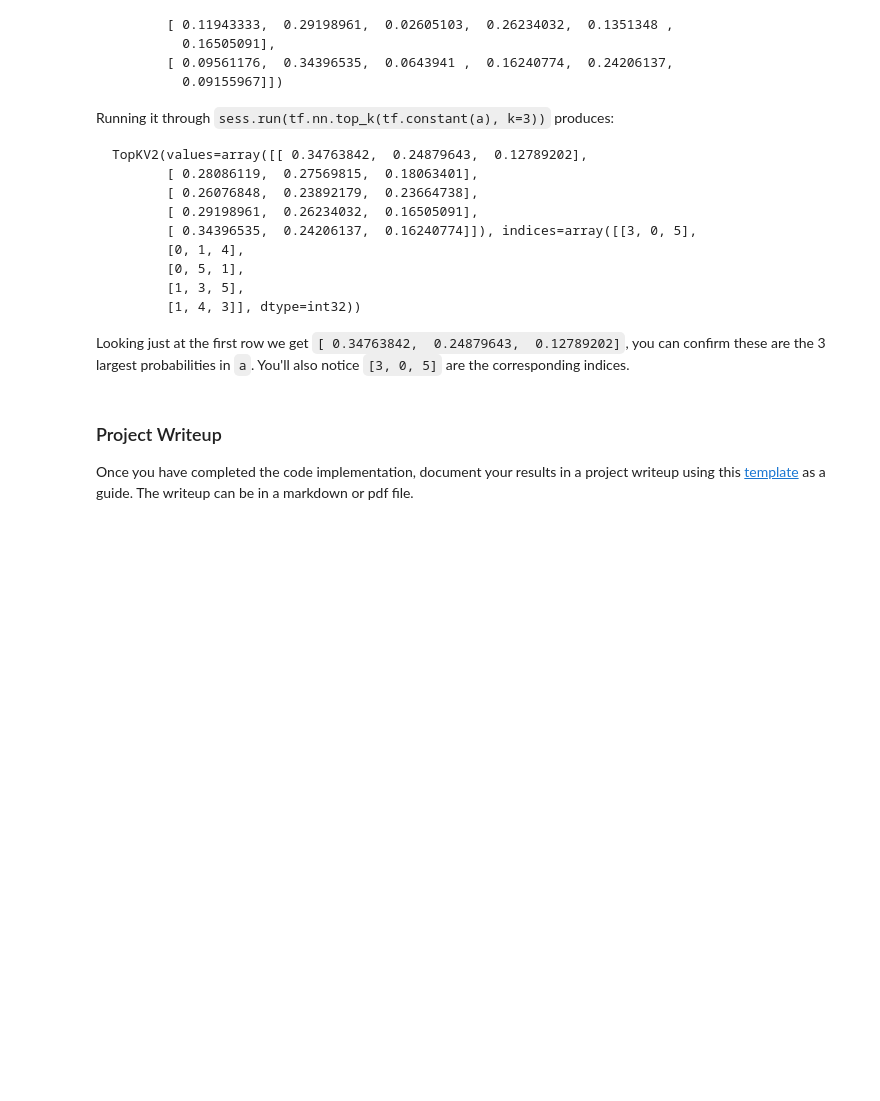
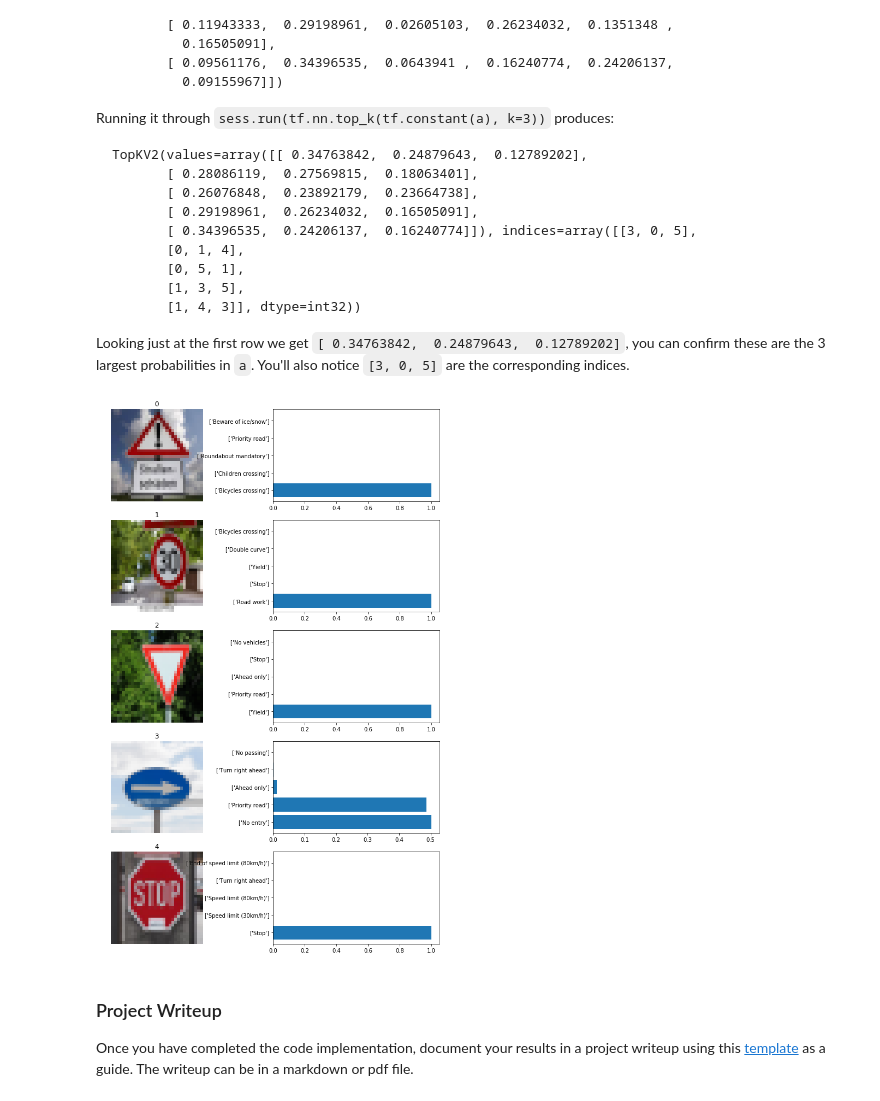
Before and after one commit to usryokousha/Traffic_Classifier_Project, a Jupyter notebook: Traffic_Sign_Classifier_Final.ipynb, the cells around one changed output. Cells and saved outputs as stored; diff of their text form; code cells hidden in the pictures; blank space fills up the shorter version.

```diff
--- a/Traffic_Sign_Classifier_Final.ipynb
+++ b/Traffic_Sign_Classifier_Final.ipynb
@@ -763,6 +824,27 @@ Looking just at the first row we get `[ 0.34763842,  0.24879643,  0.12789202]`,
 # %%
 ### Print out the top five softmax probabilities for the predictions on the German traffic sign images found on the web.
 ### Feel free to use as many code cells as needed.
+
+with tf.Session() as sess:
+    saver_obj = tf.train.import_meta_graph('my_net.ckpt.meta')
+    saver_obj.restore(sess, tf.train.latest_checkpoint('./'))
+    top_k_val = sess.run(tf.nn.softmax(logits), feed_dict={x: web_X_g, keep_prob: 1.0})
+# %%
+plt.figure(figsize=(12, 20))
+
+for i in range(5):
+    plt.subplot(5, 2, 2*i+1)
+    plt.imshow(web_X[i])
+    plt.title(i)
+    plt.axis('off')
+
+    plt.subplot(5, 2, 2 * i+1)
+    plt.barh(np.arange(1, 6), top_k_val.values[i, :])
+    tick_labels =[labels[j] for j in top_k_val.indices[i]]
+    plt.yticks(np.arange(1,6), tick_labels)
+plt.show()
+# %% [output]
+[figure, added]
 # %% [markdown]
 ### Project Writeup
 
```
Also changed, not shown: parts of 15 cells of this notebook, 1 other file.
